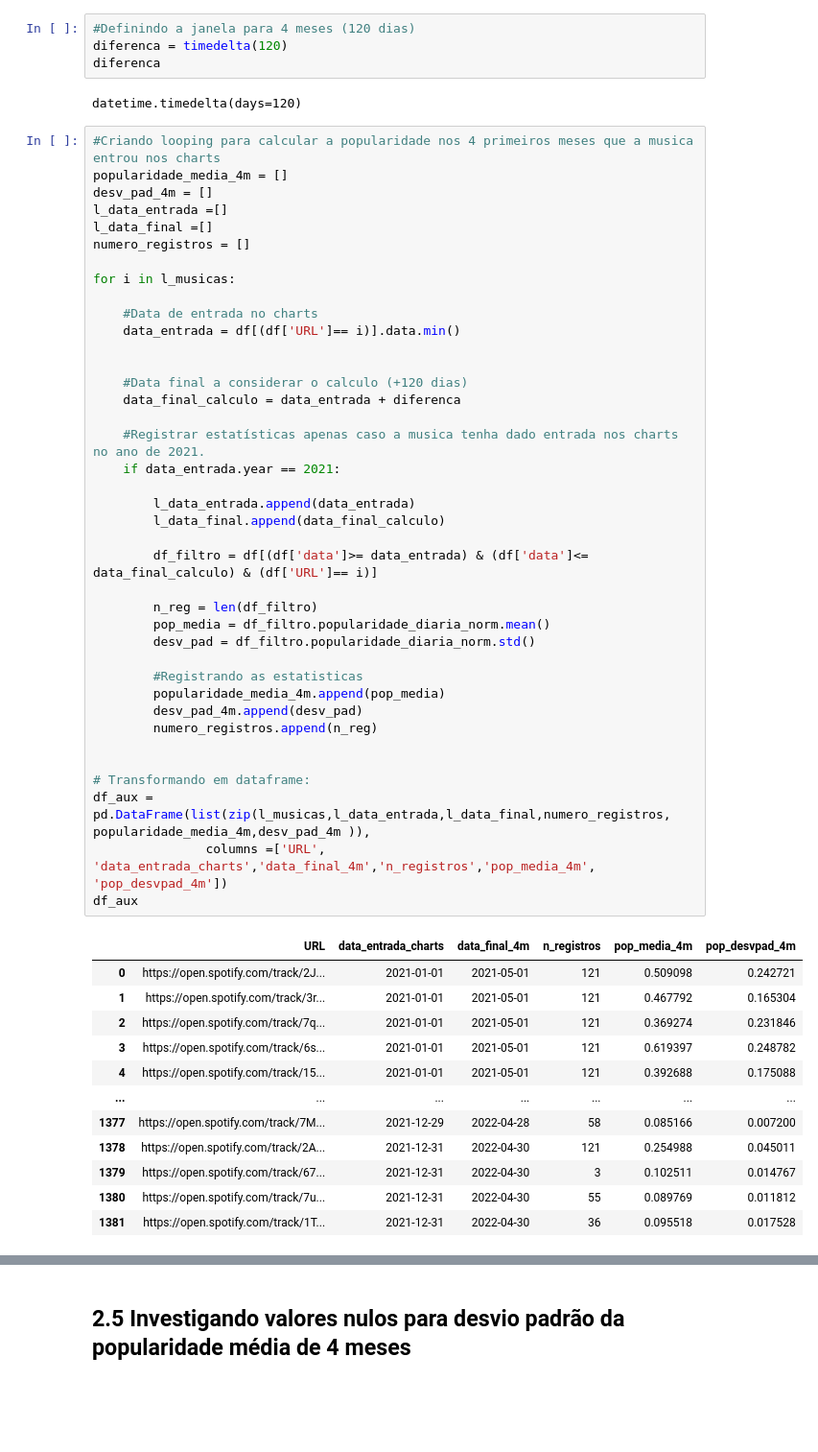
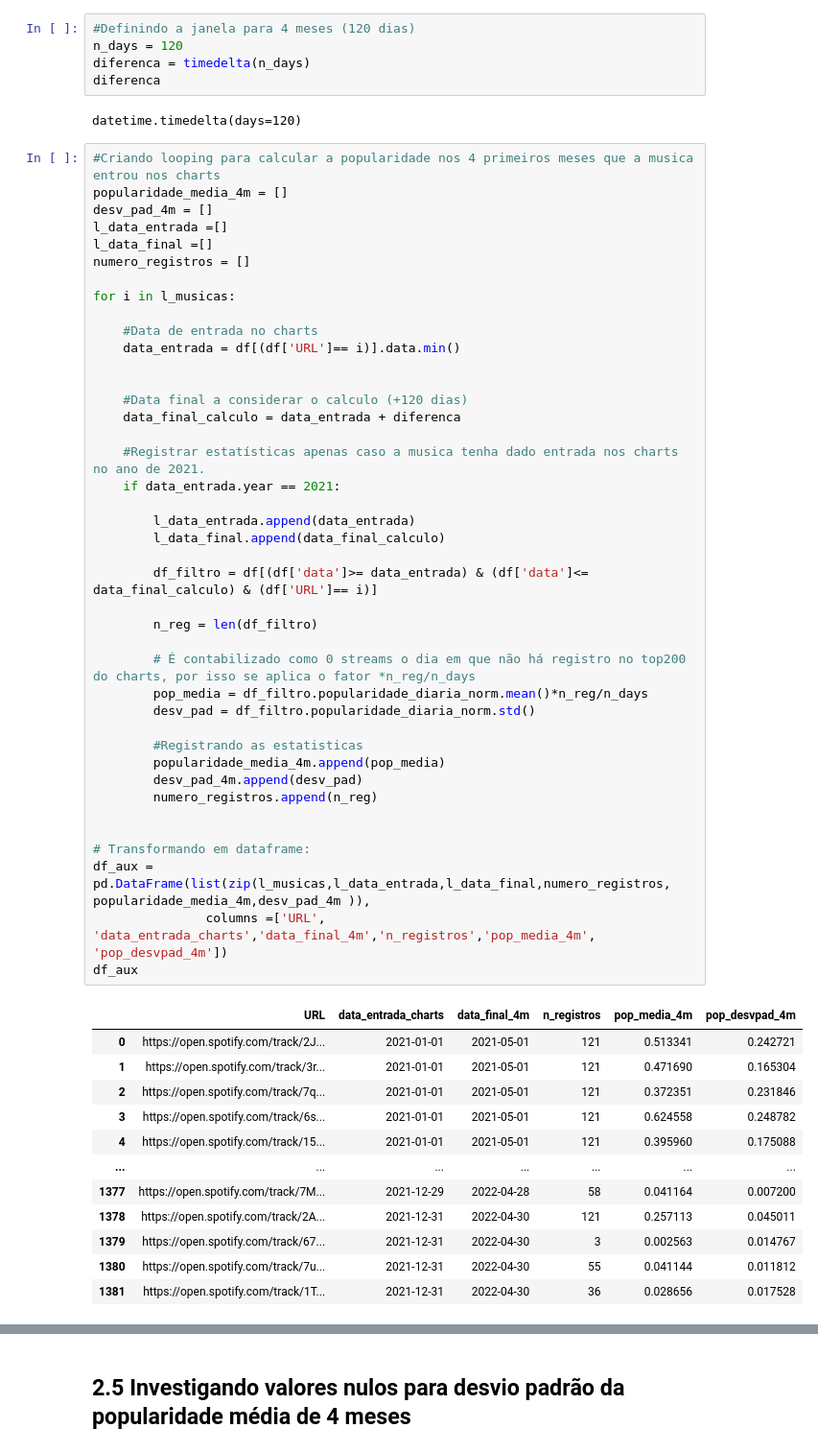
Before and after one commit to webercg/Spotify-popularity-predictions-TCC-UTFPR, a Jupyter notebook: Pre-Process, EDA e ML.ipynb, the cells around one changed output, grey strips where cells are left out. Shown at 96% size. Cells and saved outputs as stored; diff of their text form; blank space fills up the shorter version.

```diff
--- a/Pre-Process, EDA e ML.ipynb
+++ b/Pre-Process, EDA e ML.ipynb
@@ -146,7 +152,8 @@ len(l_musicas)
 1719
 # %%
 #Definindo a janela para 4 meses (120 dias)
-diferenca = timedelta(120)
+n_days = 120
+diferenca = timedelta(n_days)
 diferenca
 # %% [output]
 datetime.timedelta(days=120)
@@ -163,43 +170,45 @@ for i in l_musicas:
     #Data de entrada no charts
     data_entrada = df[(df['URL']== i)].data.min()
 
 
     #Data final a considerar o calculo (+120 dias)
     data_final_calculo = data_entrada + diferenca
 
     #Registrar estatísticas apenas caso a musica tenha dado entrada nos charts no ano de 2021.
     if data_entrada.year == 2021:
 
         l_data_entrada.append(data_entrada)
         l_data_final.append(data_final_calculo)
 
         df_filtro = df[(df['data']>= data_entrada) & (df['data']<= data_final_calculo) & (df['URL']== i)]
 
         n_reg = len(df_filtro)
-        pop_media = df_filtro.popularidade_diaria_norm.mean()
+
+        # É contabilizado como 0 streams o dia em que não há registro no top200 do charts, por isso se aplica o fator *n_reg/n_days
+        pop_media = df_filtro.popularidade_diaria_norm.mean()*n_reg/n_days
         desv_pad = df_filtro.popularidade_diaria_norm.std()
 
         #Registrando as estatisticas
         popularidade_media_4m.append(pop_media)
         desv_pad_4m.append(desv_pad)
         numero_registros.append(n_reg)
 
 
 # Transformando em dataframe:
 df_aux = pd.DataFrame(list(zip(l_musicas,l_data_entrada,l_data_final,numero_registros, popularidade_media_4m,desv_pad_4m )),
                columns =['URL', 'data_entrada_charts','data_final_4m','n_registros','pop_media_4m', 'pop_desvpad_4m'])
 df_aux
 # %% [output]
 |  | URL | data_entrada_charts | data_final_4m | n_registros | pop_media_4m | pop_desvpad_4m |
-| 0 | https://open.spotify.com/track/2J... | 2021-01-01 | 2021-05-01 | 121 | 0.509098 | 0.242721 |
-| 1 | https://open.spotify.com/track/3r... | 2021-01-01 | 2021-05-01 | 121 | 0.467792 | 0.165304 |
-| 2 | https://open.spotify.com/track/7q... | 2021-01-01 | 2021-05-01 | 121 | 0.369274 | 0.231846 |
-| 3 | https://open.spotify.com/track/6s... | 2021-01-01 | 2021-05-01 | 121 | 0.619397 | 0.248782 |
-| 4 | https://open.spotify.com/track/15... | 2021-01-01 | 2021-05-01 | 121 | 0.392688 | 0.175088 |
+| 0 | https://open.spotify.com/track/2J... | 2021-01-01 | 2021-05-01 | 121 | 0.513341 | 0.242721 |
+| 1 | https://open.spotify.com/track/3r... | 2021-01-01 | 2021-05-01 | 121 | 0.471690 | 0.165304 |
+| 2 | https://open.spotify.com/track/7q... | 2021-01-01 | 2021-05-01 | 121 | 0.372351 | 0.231846 |
+| 3 | https://open.spotify.com/track/6s... | 2021-01-01 | 2021-05-01 | 121 | 0.624558 | 0.248782 |
+| 4 | https://open.spotify.com/track/15... | 2021-01-01 | 2021-05-01 | 121 | 0.395960 | 0.175088 |
 | ... | ... | ... | ... | ... | ... | ... |
-| 1377 | https://open.spotify.com/track/7M... | 2021-12-29 | 2022-04-28 | 58 | 0.085166 | 0.007200 |
-| 1378 | https://open.spotify.com/track/2A... | 2021-12-31 | 2022-04-30 | 121 | 0.254988 | 0.045011 |
-| 1379 | https://open.spotify.com/track/67... | 2021-12-31 | 2022-04-30 | 3 | 0.102511 | 0.014767 |
-| 1380 | https://open.spotify.com/track/7u... | 2021-12-31 | 2022-04-30 | 55 | 0.089769 | 0.011812 |
-| 1381 | https://open.spotify.com/track/1T... | 2021-12-31 | 2022-04-30 | 36 | 0.095518 | 0.017528 |
+| 1377 | https://open.spotify.com/track/7M... | 2021-12-29 | 2022-04-28 | 58 | 0.041164 | 0.007200 |
+| 1378 | https://open.spotify.com/track/2A... | 2021-12-31 | 2022-04-30 | 121 | 0.257113 | 0.045011 |
+| 1379 | https://open.spotify.com/track/67... | 2021-12-31 | 2022-04-30 | 3 | 0.002563 | 0.014767 |
+| 1380 | https://open.spotify.com/track/7u... | 2021-12-31 | 2022-04-30 | 55 | 0.041144 | 0.011812 |
+| 1381 | https://open.spotify.com/track/1T... | 2021-12-31 | 2022-04-30 | 36 | 0.028656 | 0.017528 |
 1382 rows × 6 columns
```
Also changed, not shown: parts of 24 cells of this notebook.
